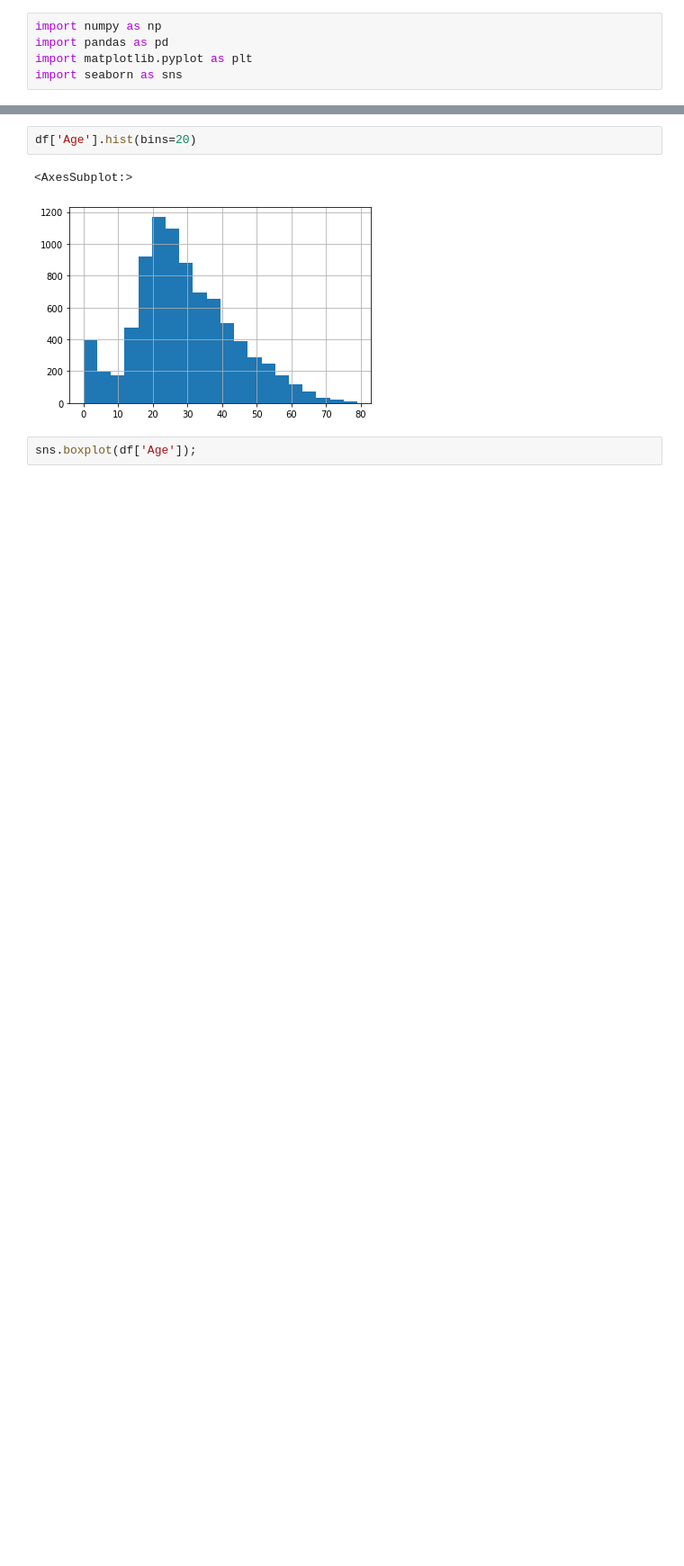
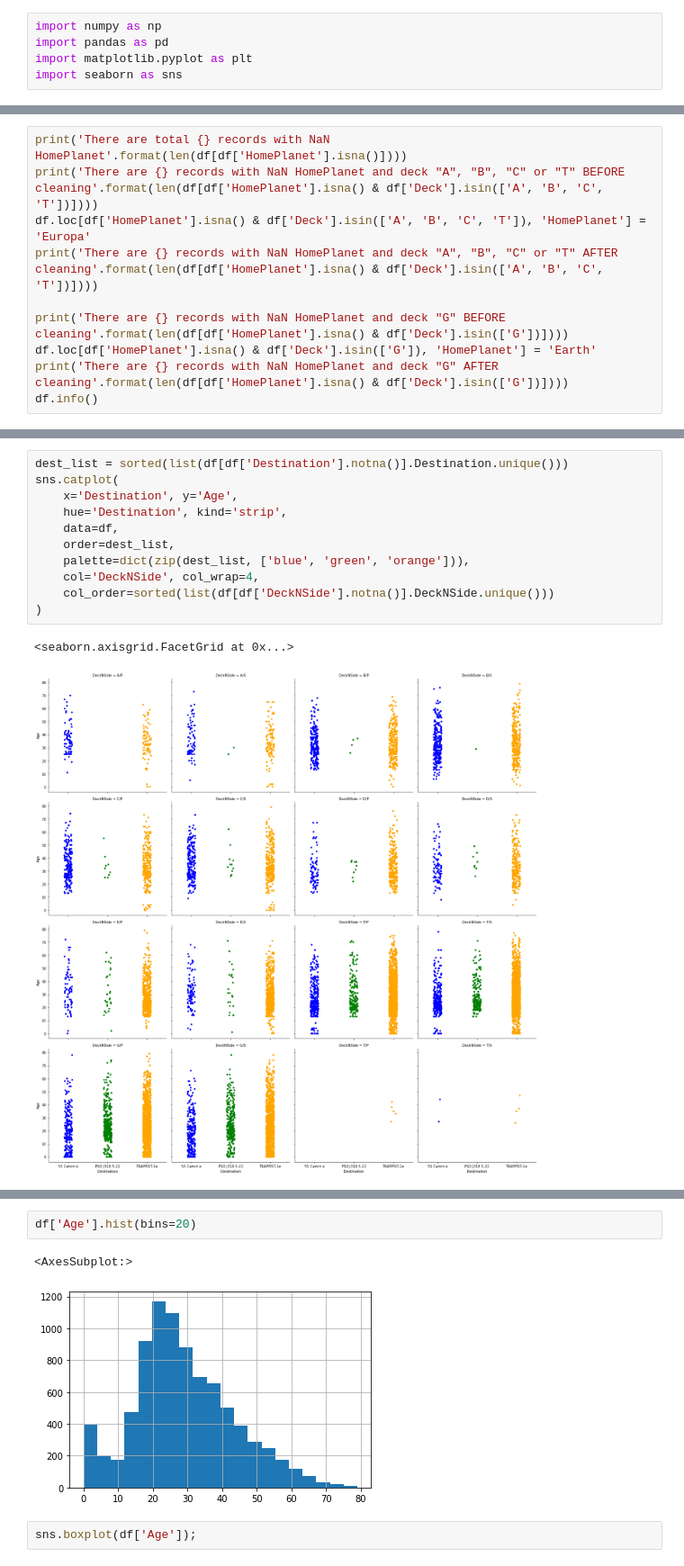
Before and after one commit to sharuhinda/ds_spaceship, a Jupyter notebook: ds_test.ipynb, the cells around one changed output, grey strips where cells are left out. Shown at 90% size. Cells and saved outputs as stored; diff of their text form; blank space fills up the shorter version.

```diff
--- a/ds_test.ipynb
+++ b/ds_test.ipynb
@@ -50,0 +339,10 @@ There are total 8693 entries in dataset and only 'Transported' and 'PassengerID'
+# %%
+print('There are total {} records with NaN HomePlanet'.format(len(df[df['HomePlanet'].isna()])))
+print('There are {} records with NaN HomePlanet and deck "A", "B", "C" or "T" BEFORE cleaning'.format(len(df[df['HomePlanet'].isna() & df['Deck'].isin(['A', 'B', 'C', 'T'])])))
+df.loc[df['HomePlanet'].isna() & df['Deck'].isin(['A', 'B', 'C', 'T']), 'HomePlanet'] = 'Europa'
+print('There are {} records with NaN HomePlanet and deck "A", "B", "C" or "T" AFTER cleaning'.format(len(df[df['HomePlanet'].isna() & df['Deck'].isin(['A', 'B', 'C', 'T'])])))
+
+print('There are {} records with NaN HomePlanet and deck "G" BEFORE cleaning'.format(len(df[df['HomePlanet'].isna() & df['Deck'].isin(['G'])])))
+df.loc[df['HomePlanet'].isna() & df['Deck'].isin(['G']), 'HomePlanet'] = 'Earth'
+print('There are {} records with NaN HomePlanet and deck "G" AFTER cleaning'.format(len(df[df['HomePlanet'].isna() & df['Deck'].isin(['G'])])))
+df.info()
@@ -50,0 +370,14 @@ There are total 8693 entries in dataset and only 'Transported' and 'PassengerID'
+# %%
+dest_list = sorted(list(df[df['Destination'].notna()].Destination.unique()))
+sns.catplot(
+    x='Destination', y='Age',
+    hue='Destination', kind='strip',
+    data=df,
+    order=dest_list,
+    palette=dict(zip(dest_list, ['blue', 'green', 'orange'])),
+    col='DeckNSide', col_wrap=4,
+    col_order=sorted(list(df[df['DeckNSide'].notna()].DeckNSide.unique()))
+)
+# %% [output]
+<seaborn.axisgrid.FacetGrid at 0x...>
+[figure, added]
```
Also changed, not shown: parts of 102 cells of this notebook, 1 other file.
